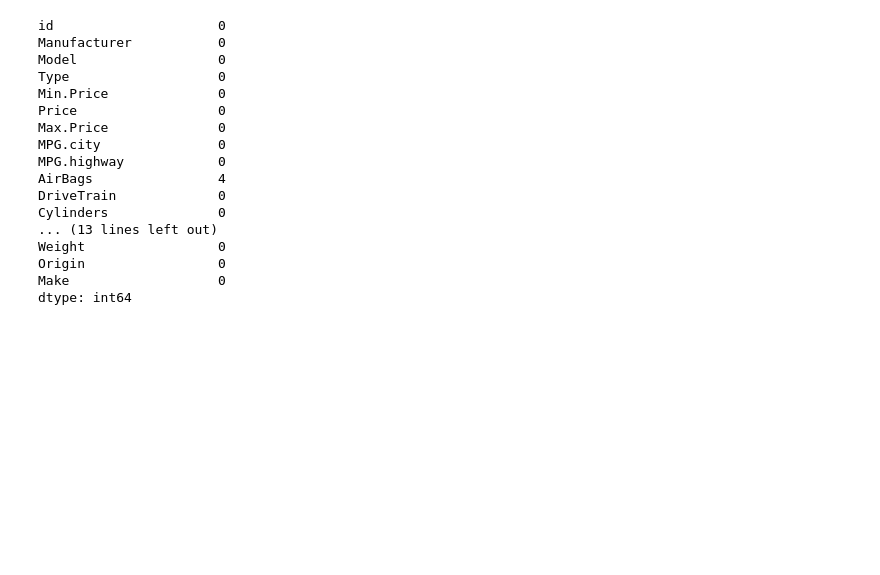
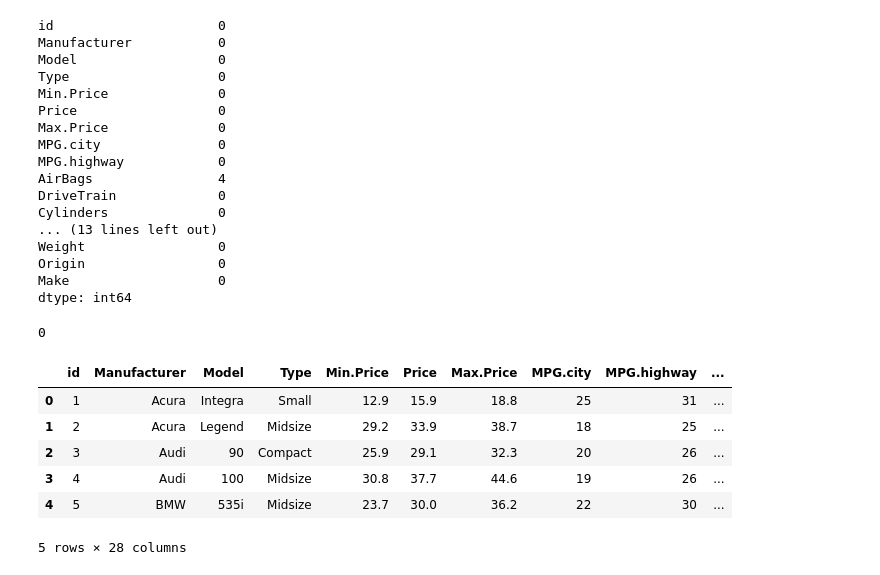
Before and after one commit to faizanAI/new-vs-code, a Jupyter notebook: Test.ipynb, the cells around one changed output. Cells and saved outputs as stored; diff of their text form; code cells hidden in the pictures; blank space fills up the shorter version.

```diff
--- a/Test.ipynb
+++ b/Test.ipynb
@@ -61,3 +61,17 @@ Weight                 0
 Origin                 0
 Make                   0
 dtype: int64
+# %%
+df.duplicated().sum()
+# %% [output]
+0
+# %%
+df.head()
+# %% [output]
+|  | id | Manufacturer | Model | Type | Min.Price | Price | Max.Price | MPG.city | MPG.highway | ... |
+| 0 | 1 | Acura | Integra | Small | 12.9 | 15.9 | 18.8 | 25 | 31 | ... |
+| 1 | 2 | Acura | Legend | Midsize | 29.2 | 33.9 | 38.7 | 18 | 25 | ... |
+| 2 | 3 | Audi | 90 | Compact | 25.9 | 29.1 | 32.3 | 20 | 26 | ... |
+| 3 | 4 | Audi | 100 | Midsize | 30.8 | 37.7 | 44.6 | 19 | 26 | ... |
+| 4 | 5 | BMW | 535i | Midsize | 23.7 | 30.0 | 36.2 | 22 | 30 | ... |
+5 rows × 28 columns
```
Also changed, not shown: parts of 10 cells of this notebook, 1 other file.
